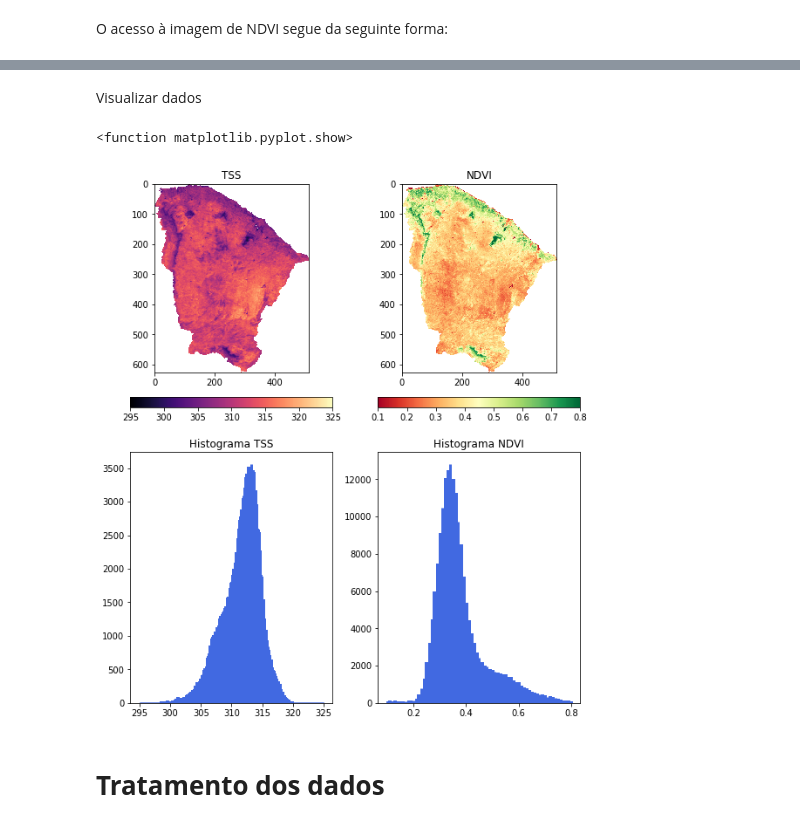
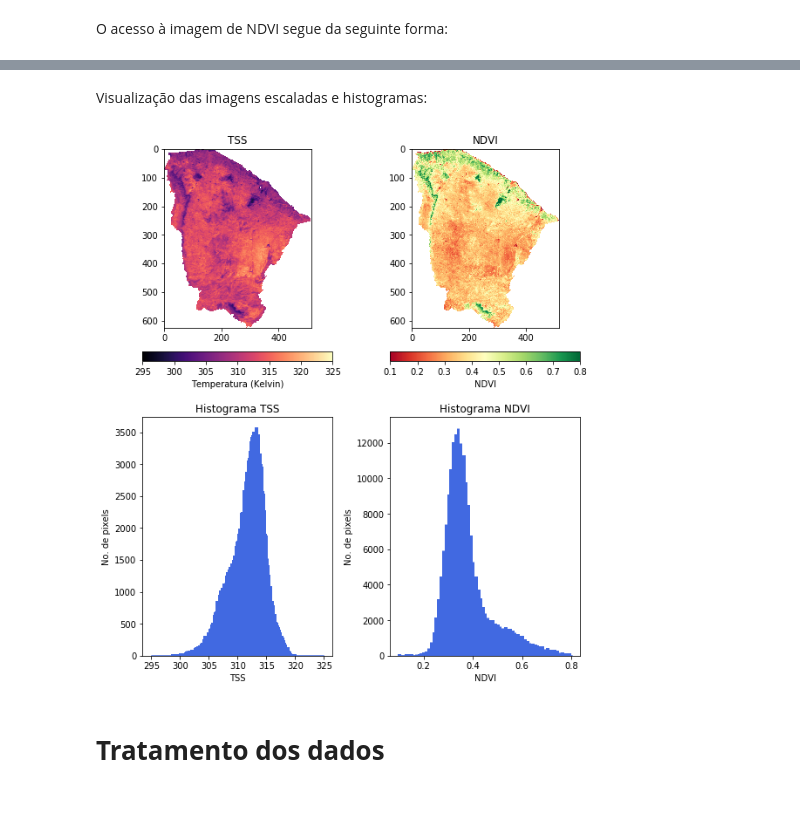
Before and after one commit to dxbezerra/TVDI, a Jupyter notebook: TVDI_projeto.ipynb, the cells around one changed output, grey strips where cells are left out. Cells and saved outputs as stored; diff of their text form; code cells hidden in the pictures.

```diff
--- a/TVDI_projeto.ipynb
+++ b/TVDI_projeto.ipynb
@@ -332,32 +272,37 @@ print(np.nanmean(NDVI))
-# %% [markdown]
-Visualizar dados
+# %% [markdown]
+Visualização das imagens escaladas e histogramas:
 # %%
 # Ajeitar isso aqui
 plt.figure(figsize=(8,9))
 
 plt.subplot(221)
 plt.title("TSS")
-plt.imshow(TSS, cmap='magma', vmin=295, vmax=325, interpolation='nearest')
-plt.colorbar(orientation="horizontal", pad=0.1)
+plt.imshow(TSS, cmap='magma', vmin=295, vmax=325)
+cbar = plt.colorbar(orientation="horizontal", pad=0.1)
+cbar.set_label("Temperatura (Kelvin)")
 
 plt.subplot(222)
 plt.title("NDVI")
 plt.imshow(NDVI, cmap='RdYlGn', vmin=0.1, vmax=0.8)
-plt.colorbar(orientation="horizontal", pad=0.1)
+cbar = plt.colorbar(orientation="horizontal", pad=0.1)
+cbar.set_label("NDVI")
 
 plt.subplot(223, aspect='auto')
 plt.title("Histograma TSS")
 plt.hist(TSS.ravel(), bins=256, range=(295, 325), lw=3, fc='royalblue', ec='royalblue')
+plt.xlabel('TSS')
+plt.ylabel('No. de pixels')
 
 plt.subplot(224, aspect='auto')
 plt.title("Histograma NDVI")
 plt.hist(NDVI.ravel(), bins=256, range=(0.1, 0.8), lw=3, fc='royalblue', ec='royalblue')
+plt.xlabel('NDVI')
+plt.ylabel('No. de pixels')
 
 plt.tight_layout(pad=1)
-plt.show
+plt.show()
 # %% [output]
-<function matplotlib.pyplot.show>
-[figure, old version]
+[figure, new version]
 # %% [markdown]
 # **Tratamento dos dados**
 # %% [markdown]
```
Also changed, not shown: parts of 13 cells of this notebook.
